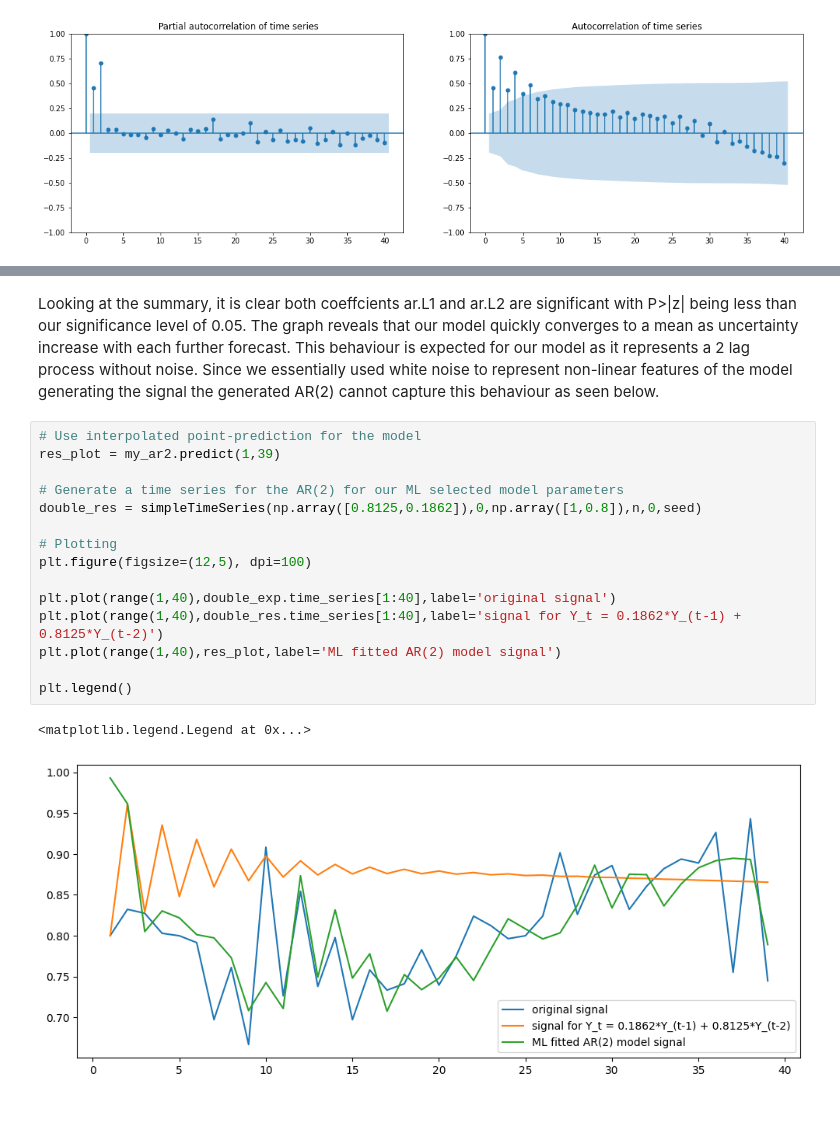
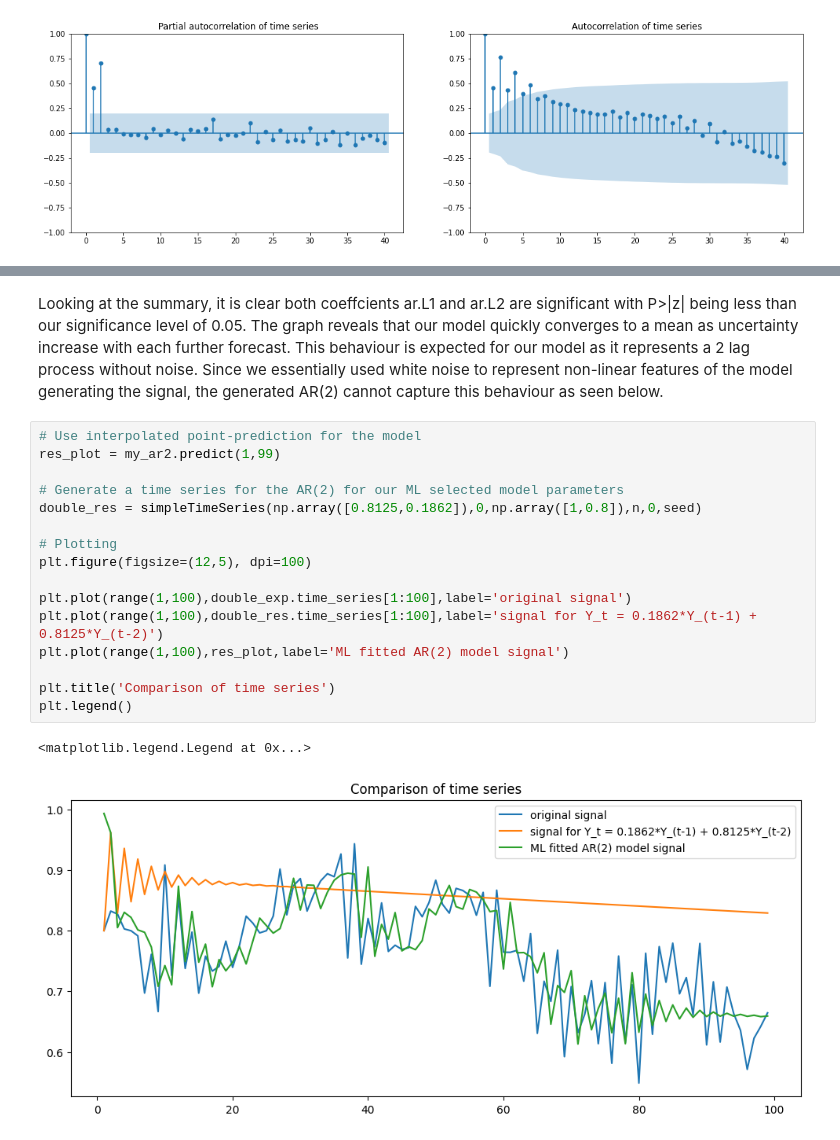
Before and after one commit to Julio-Baeta1/PythonTimeSeries, a Jupyter notebook: AR with Kalman filter Exploration.ipynb, the cells around one changed output, grey strips where cells are left out. Drawn from its saved outputs; the diff is of its cells as text; blank space fills up the shorter version.

Commit message:
Fixed Forecast, started stats section and exploring segmenting signal based on standard deviavtion

```diff
--- a/AR with Kalman filter Exploration.ipynb
+++ b/AR with Kalman filter Exploration.ipynb
@@ -174,22 +177,23 @@ Covariance Type:                  opg
 Warnings:
 [1] Covariance matrix calculated using the outer product of gradients (complex-step).
 # %% [markdown]
-Looking at the summary, it is clear both coeffcients ar.L1 and ar.L2 are significant with P>|z| being less than our significance level of 0.05. The graph reveals that our model quickly converges to a mean as uncertainty increase with each further forecast. This behaviour is expected for our model as it represents a 2 lag process without noise. Since we essentially used white noise to represent non-linear features of the model generating the signal the generated AR(2) cannot capture this behaviour as seen below.
+Looking at the summary, it is clear both coeffcients ar.L1 and ar.L2 are significant with P>|z| being less than our significance level of 0.05. The graph reveals that our model quickly converges to a mean as uncertainty increase with each further forecast. This behaviour is expected for our model as it represents a 2 lag process without noise. Since we essentially used white noise to represent non-linear features of the model generating the signal, the generated AR(2) cannot capture this behaviour as seen below.
 # %%
 # Use interpolated point-prediction for the model
-res_plot = my_ar2.predict(1,39)
+res_plot = my_ar2.predict(1,99)
 
 # Generate a time series for the AR(2) for our ML selected model parameters
 double_res = simpleTimeSeries(np.array([0.8125,0.1862]),0,np.array([1,0.8]),n,0,seed)
 
 # Plotting
 plt.figure(figsize=(12,5), dpi=100)
 
-plt.plot(range(1,40),double_exp.time_series[1:40],label='original signal')
-plt.plot(range(1,40),double_res.time_series[1:40],label='signal for Y_t = 0.1862*Y_(t-1) + 0.8125*Y_(t-2)')
-plt.plot(range(1,40),res_plot,label='ML fitted AR(2) model signal')
+plt.plot(range(1,100),double_exp.time_series[1:100],label='original signal')
+plt.plot(range(1,100),double_res.time_series[1:100],label='signal for Y_t = 0.1862*Y_(t-1) + 0.8125*Y_(t-2)')
+plt.plot(range(1,100),res_plot,label='ML fitted AR(2) model signal')
 
+plt.title('Comparison of time series')
 plt.legend()
 # %% [output]
 <matplotlib.legend.Legend at 0x...>
-[figure, old version]
+[figure, new version]
```
Also changed, not shown: parts of 22 cells of this notebook.
